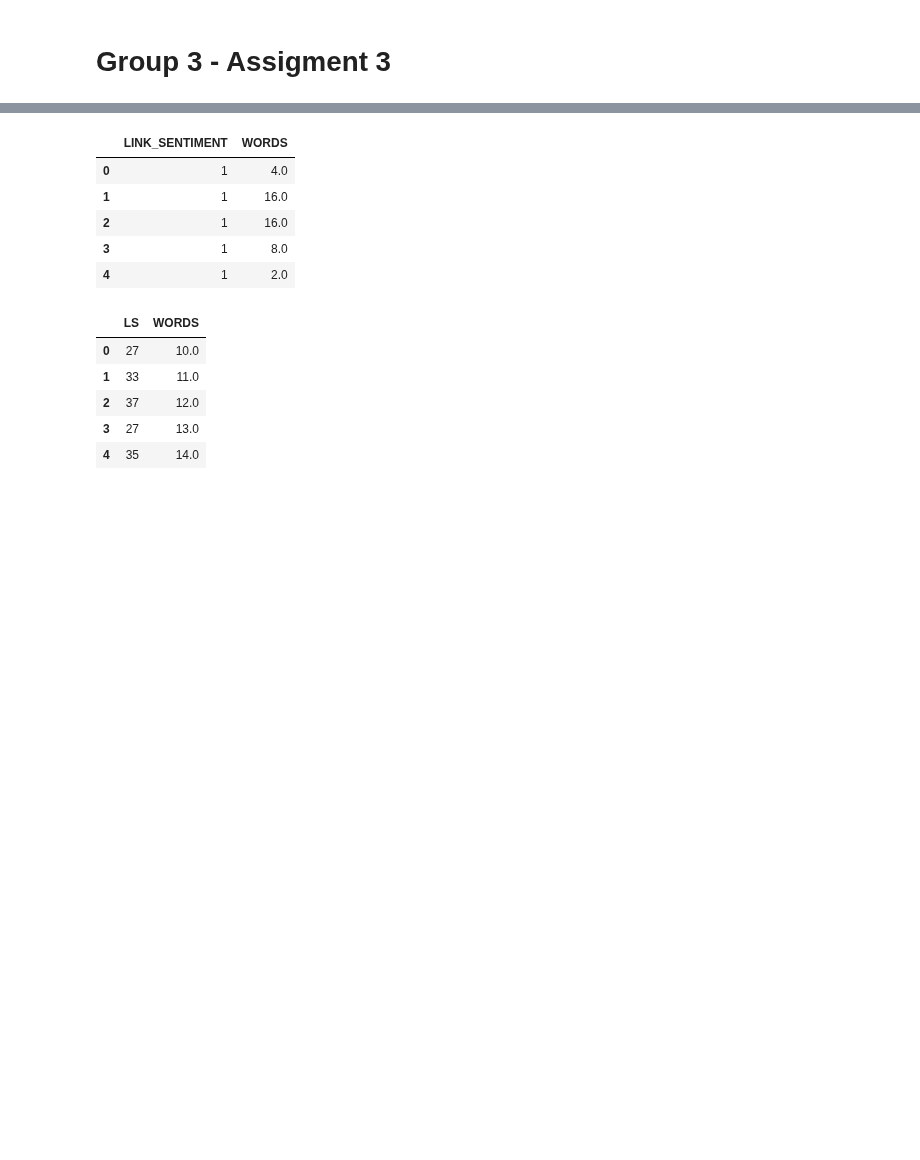
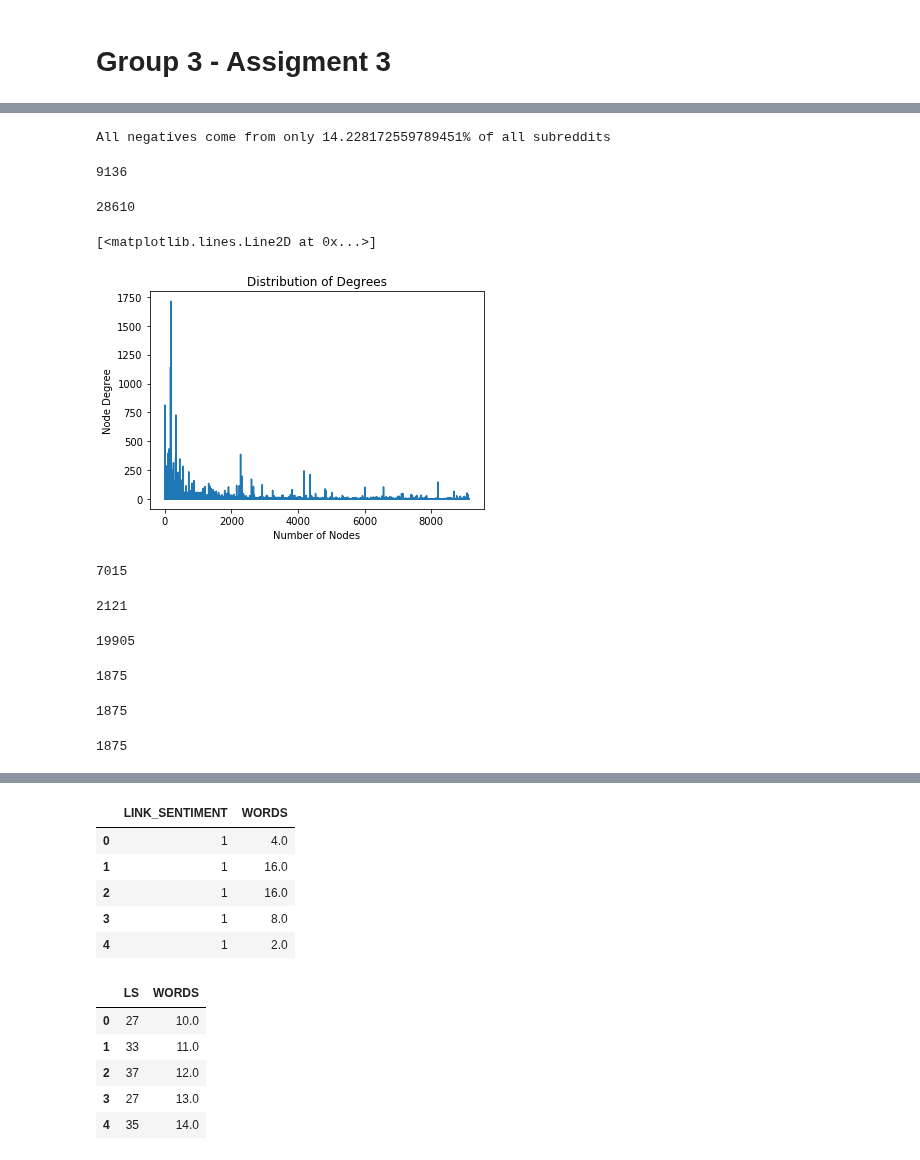
Before and after one commit to maliakber/algorithm-data-model-csc-501, a Jupyter notebook: source/assignment-3/assignment-3-jupnote-maybins.ipynb, the cells around one changed output, grey strips where cells are left out. Cells and saved outputs as stored; diff of their text form; code cells hidden in the pictures; blank space fills up the shorter version.

```diff
--- a/source/assignment-3/assignment-3-jupnote-maybins.ipynb
+++ b/source/assignment-3/assignment-3-jupnote-maybins.ipynb
@@ -20,0 +16,22 @@ data.head()
+# %%
+def get_degree(G):
+    degrees = [len(list(G.neighbors(n))) for n in G.nodes()]
+    return degrees
+
+def mark_nodes(size):
+    nodes = []
+    for n in N.nodes():
+        if (len(list(N.neighbors(n)))<=size):
+            nodes.append(n)
+    return nodes
+
+def mark_nodes_by_repetition(G,size):
+    nodes = [n for n,d in G.nodes(data=True) if d['LINK_SENTIMENT']>=size]
+    return nodes
+
+def copy_sentiment_to_node(G):
+    for x,y,d in G.edges(data=True):
+        G.nodes[x]['LINK_SENTIMENT'] = d['LINK_SENTIMENT']
+    for x,d in G.nodes(data=True):
+        if len(d)<1:
+            G.nodes[x]['LINK_SENTIMENT'] = 0
@@ -20,0 +78,5 @@ data.head()
+# %%
+perc = (neg_source.size/all_source.size)*100
+print("All negatives come from only "+str(perc)+"% of all subreddits")
+# %% [output]
+All negatives come from only 14.228172559789451% of all subreddits
@@ -20,0 +86,22 @@ data.head()
+# %%
+len(N.nodes())
+# %% [output]
+9136
+# %%
+len(N.edges())
+# %% [output]
+28610
+# %%
+degrees = get_degree(N)
+plt.xlabel("Number of Nodes")
+plt.ylabel("Node Degree")
+plt.title("Distribution of Degrees")
+plt.plot(degrees)
+# %% [output]
+[<matplotlib.lines.Line2D at 0x...>]
+[figure, added]
+# %%
+nodes = mark_nodes(3)
+len(nodes)
+# %% [output]
+7015
@@ -20,0 +110,8 @@ data.head()
+# %%
+len(N.nodes())
+# %% [output]
+2121
+# %%
+len(N.edges())
+# %% [output]
+19905
@@ -20,0 +123,14 @@ data.head()
+# %%
+len(N.nodes())
+# %% [output]
+1875
+# %%
+degrees = get_degree(N)
+len(degrees)
+# %% [output]
+1875
+# %%
+dec = nx.degree_centrality(N)
+len(dec)
+# %% [output]
+1875
```
Also changed, not shown: parts of 29 cells of this notebook.
